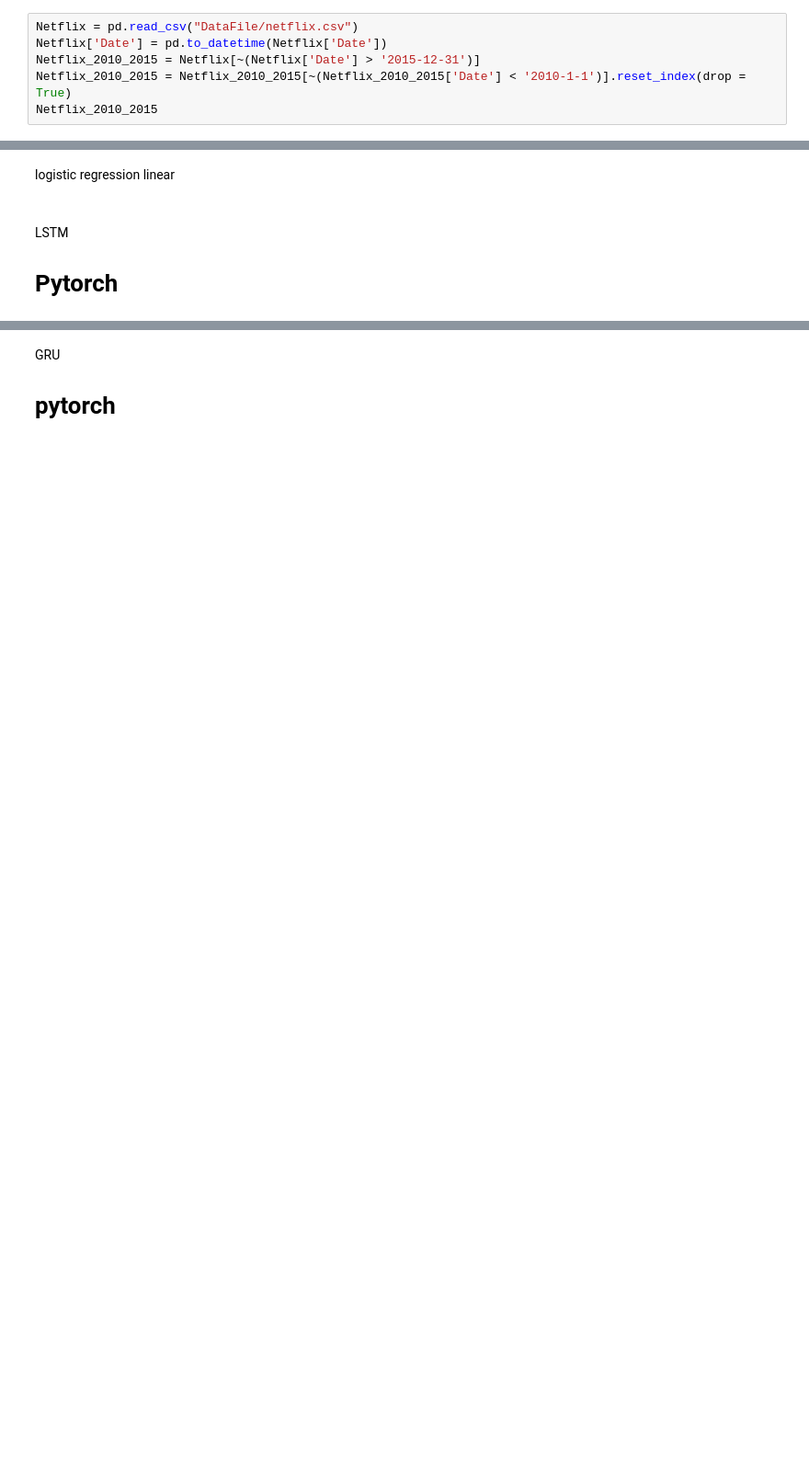
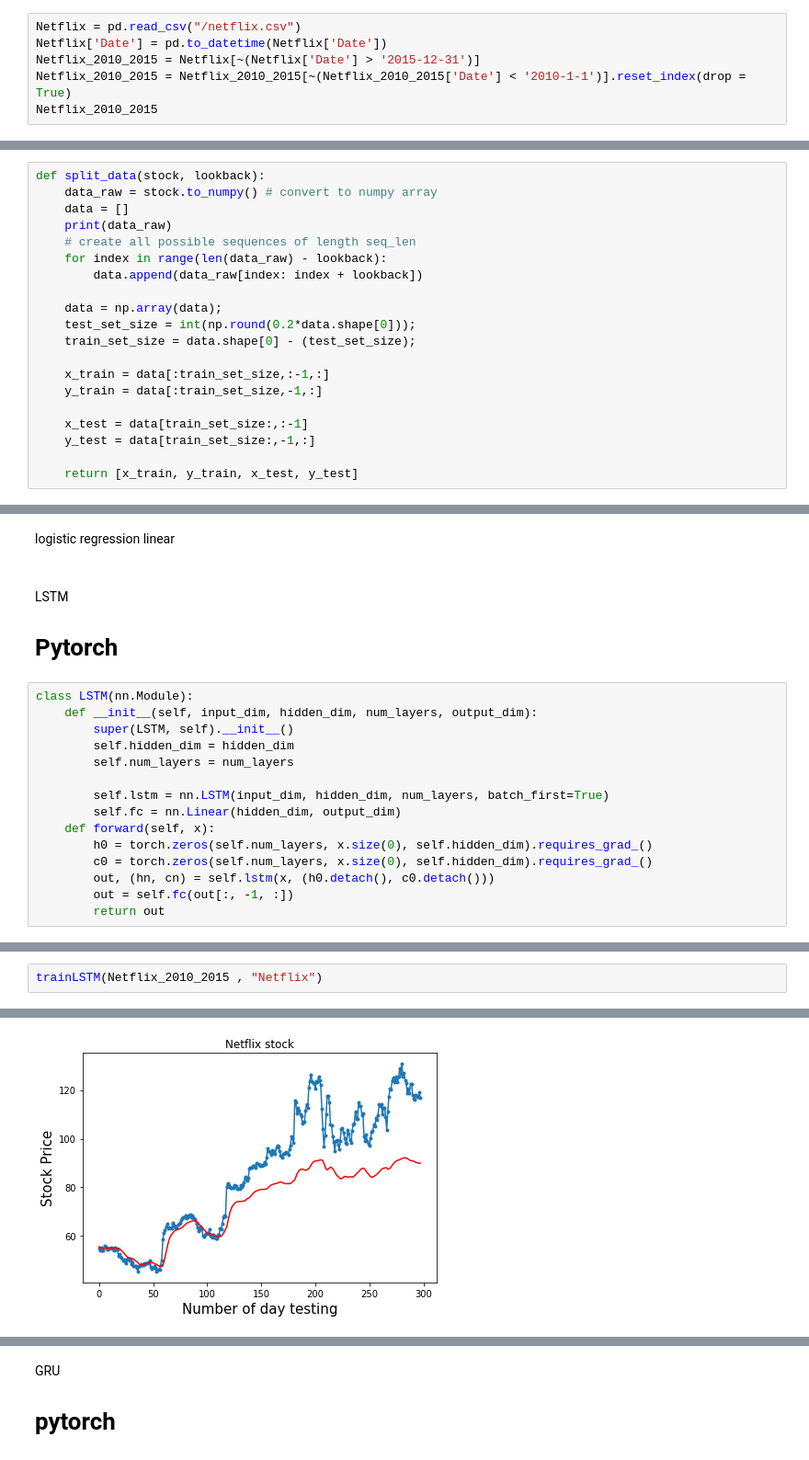
Before and after one commit to Yoomin99/LIGN167_Stock, a Jupyter notebook: LIGN167_Stock.ipynb, the cells around one changed output, grey strips where cells are left out. Shown at 92% size. Cells and saved outputs as stored; diff of their text form; blank space fills up the shorter version.

```diff
--- a/LIGN167_Stock.ipynb
+++ b/LIGN167_Stock.ipynb
@@ -62,5 +65,5 @@ Google_2010_2015
 # %%
-Netflix = pd.read_csv("DataFile/netflix.csv")
+Netflix = pd.read_csv("/netflix.csv")
 Netflix['Date'] = pd.to_datetime(Netflix['Date'])
 Netflix_2010_2015 = Netflix[~(Netflix['Date'] > '2015-12-31')]
 Netflix_2010_2015 = Netflix_2010_2015[~(Netflix_2010_2015['Date'] < '2010-1-1')].reset_index(drop = True)
@@ -149,3 +152,23 @@ class LinearModel(nn.Module):
         self.linear = torch.nn.Linear(1,1)
     def forward(self , x):
         return self.linear(x)
+# %%
+def split_data(stock, lookback):
+    data_raw = stock.to_numpy() # convert to numpy array
+    data = []
+    print(data_raw)
+    # create all possible sequences of length seq_len
+    for index in range(len(data_raw) - lookback):
+        data.append(data_raw[index: index + lookback])
+
+    data = np.array(data);
+    test_set_size = int(np.round(0.2*data.shape[0]));
+    train_set_size = data.shape[0] - (test_set_size);
+
+    x_train = data[:train_set_size,:-1,:]
+    y_train = data[:train_set_size,-1,:]
+
+    x_test = data[train_set_size:,:-1]
+    y_test = data[train_set_size:,-1,:]
+
+    return [x_train, y_train, x_test, y_test]
@@ -189,3 +279,18 @@ logistic regression linear
 # %% [markdown]
 LSTM
 # Pytorch
+# %%
+class LSTM(nn.Module):
+    def __init__(self, input_dim, hidden_dim, num_layers, output_dim):
+        super(LSTM, self).__init__()
+        self.hidden_dim = hidden_dim
+        self.num_layers = num_layers
+
+        self.lstm = nn.LSTM(input_dim, hidden_dim, num_layers, batch_first=True)
+        self.fc = nn.Linear(hidden_dim, output_dim)
+    def forward(self, x):
+        h0 = torch.zeros(self.num_layers, x.size(0), self.hidden_dim).requires_grad_()
+        c0 = torch.zeros(self.num_layers, x.size(0), self.hidden_dim).requires_grad_()
+        out, (hn, cn) = self.lstm(x, (h0.detach(), c0.detach()))
+        out = self.fc(out[:, -1, :])
+        return out
@@ -191,0 +343,3 @@ LSTM
+# %%
+trainLSTM(Netflix_2010_2015 , "Netflix")
+# %% [output]
@@ -191,0 +358 @@ LSTM
+[figure, added]
```
Also changed, not shown: parts of 18 cells of this notebook.
